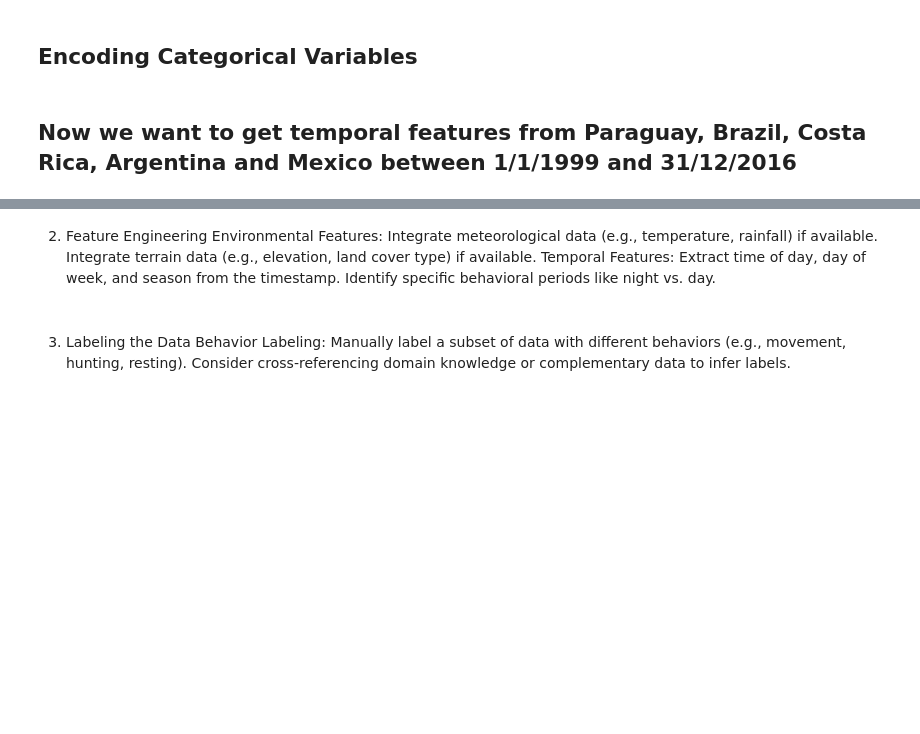
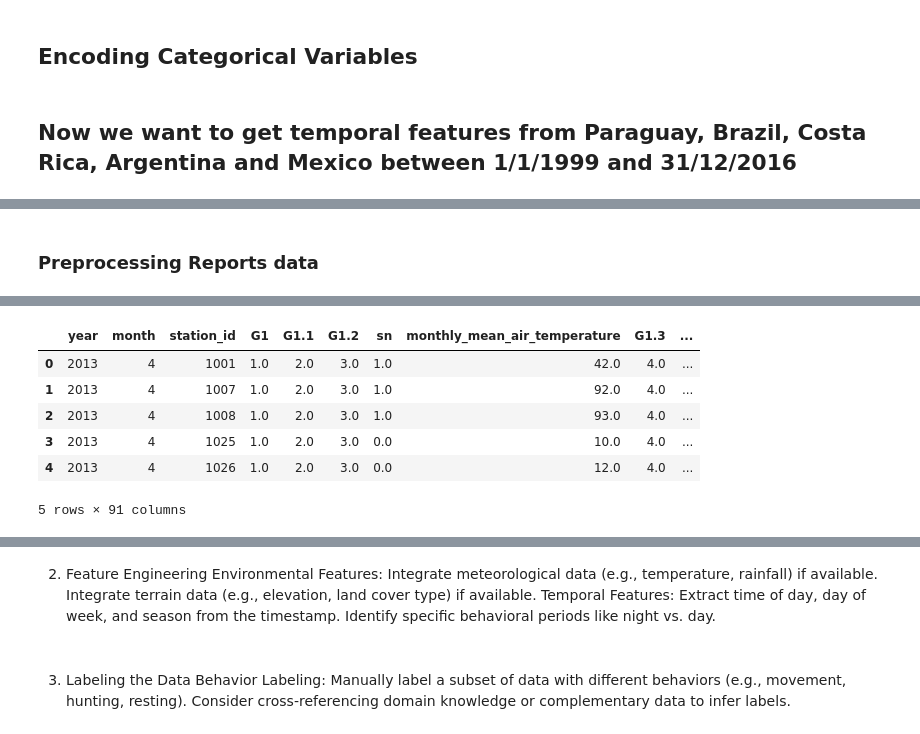
Before and after one commit to HenriqueGuima/ML-Jaguar-Movement-Geo-Referencing, a Jupyter notebook: main.ipynb, the cells around one changed output, grey strips where cells are left out. Cells and saved outputs as stored; diff of their text form; code cells hidden in the pictures; blank space fills up the shorter version.

Commit message:
climate reports preprocessing

```diff
--- a/main.ipynb
+++ b/main.ipynb
@@ -201,3 +201,20 @@ data_fe[['acceleration', 'change_in_direction']].head()
 # data_encoded.head()
 # %% [markdown]
 ## Now we want to get temporal features from Paraguay, Brazil, Costa Rica, Argentina and Mexico between 1/1/1999 and 31/12/2016
+# %%
+# Get World  Climate data
+import kagglehub
+
+path = kagglehub.dataset_download("christopherlemke/monthly-climat-reports-from-stations-worldwide")
+
+reports_data = pd.read_csv(path + '/dwd-cdc_CLIMAT_reports_stations_ww.csv')
+stations_data = pd.read_csv(path + '/dwd-cdc_station_data_ww.csv')
+
+# Save the data to a csv file
+reports_data.to_csv('DataS1/monthly-climat-reports-from-stations-worldwide.csv', index=False)
+stations_data.to_csv('DataS1/dwd-cdc_station_data_ww.csv', index=False)
+
+# print(reports_data.head())
+# print(stations_data.head())
+
+# print("Path to dataset files:", path)
@@ -203,0 +223,54 @@ data_fe[['acceleration', 'change_in_direction']].head()
+# %% [markdown]
+### Preprocessing Reports data
+# %%
+# Remove columns
+reports_data_dropped = reports_data.drop(['Po', 'Po.1', 'P', 'P.1', 'T.1', 'st', 'st.1',
+                                          'Tx.1', 'Tn.1',
+                                          'e', 'e.1',
+                                          'R1.1', 'nr.1', 'S1.1', 'Rd', 'mp', 'mT', 'mTx', 'mTn', 'me', 'mR', 'mS',
+                                            #   'sn', 'sn.1', 'sn.2', 'sn.3', 'sn.4', 'sn.5', 'sn.6', 'sn.7', 'sn.8', 'sn.9',
+                                            # 'G1', 'G1.1', 'G1.2', 'G1.3', 'G1.4', 'G1.5', 'G1.6', 'G1.7', 'G1.8',
+                                            # 'G2', 'G2.1', 'G2.2', 'G2.3', 'G2.4', 'G2.5', 'G2.6', 'G2.7', 'G2.8', 'G2.9',
+                                            # 'G3', 'G3.1', 'G3.2', 'G3.3', 'G3.4', 'G3.5', 'G3.6', 'G3.7', 'G3.8', 'G3.9',
+                                            # 'G4', 'G4.1', 'G4.2', 'G4.3', 'G4.4', 'G4.5', 'G4.6', 'G4.7',
+                                            'Yb', 'Yc', 'P', 'YP', 'YR', 'YS', 'YT', 'YTx',
+                                            'Ye', 'G4', 'Txd', 'yx', 'Tnd', 'Tax', 'Tan' ], axis=1)
+
+# Drop columns with no data
+reports_data_dropped = reports_data_dropped.dropna(axis=1, how='all')
+
+# Rename columns
+reports_data_renamed = reports_data_dropped.rename(columns={'IIiii':'station_id', 'T':'monthly_mean_air_temperature',
+                                            'Tx':'mean_daily_maximum_air_temperature',
+                                            'Tn':'mean_daily_minimum_air_temperature',
+                                            'R1':'total_precipitation_month', 'S1':'total_sunshine_month',
+                                            'ps':'percentage_total_sunshine_duration_relative_normal',
+                                            'P0':'monthly_mean_pressure_station_level', 'e':'mean_vapor_pressure_month',
+                                            'nr':'number_days_month_precipitation',
+                                            'yP':'missing_years_air_pressure', 'yR':'missing_years_precipitation', 'yS':'missing_years_sunshine_duration',
+                                            'yT':'missing_years_mean_air_temperature', 'yTx':'missing_years_mean_extreme_air_temperature', 'ye':'missing_years_vapor_pressure',
+                                            'T25':'days_month_maximum_air_temperature_25', 'T30':'days_month_maximum_air_temperature_30',
+                                            'T35':'days_month_maximum_air_temperature_35', 'T40':'days_month_maximum_air_temperature_40',
+                                            'Tn0':'days_month_minimum_air_temperature_0', 'Tx0':'days_month_maximum_air_temperature_0', 'R01':'days_month_precipitation_1',
+                                            'R05':'days_month_precipitation_5', 'R10':'days_month_precipitation_10', 'R50':'days_month_precipitation_50',
+                                            'R100':'days_month_precipitation_100', 'R150':'days_month_precipitation_150', 's00':'days_month_snow_depth_0',
+                                            's01':'days_month_snow_depth_1', 's10':'days_month_snow_depth_10', 's50':'days_month_snow_depth_50', 'f10':'days_month_wind_speed_10',
+                                            'f20':'days_month_wind_speed_20', 'f30':'days_month_wind_speed_30', 'V1':'days_month_visibility_50', 'V2':'days_month_visibility_100',
+                                            'V3':'days_month_visibility_1000', 'yn': 'day_lowest_daily_mean_air_temperature_month', 'yax': 'day_highest_daily_mean_air_temperature_month', 'yan':'day_lowest_air_tempreature_month',
+                                            'Rx':'highest_daily_amount_precipitation_month_tenths_mm',  'yr':'day_highest_daily_amount_precipitation_month'})
+
+# Remove rows with missing values in [year]
+reports_data_renamed = reports_data_renamed.dropna(subset=['year'])
+
+# Enconde Year, Month, and Station ID to integer
+reports_data_renamed['year'] = reports_data_renamed['year'].astype(int)
+reports_data_renamed['month'] = reports_data_renamed['month'].astype(int)
+reports_data_renamed['station_id'] = reports_data_renamed['station_id'].astype(int)
+
+# # Show null values
+# print(reports_data_renamed.isnull().sum())
+
+reports_data_renamed.to_csv('DataS1/monthly-climat-reports-from-stations-worldwide-cleaned.csv', index=False)
+
+reports_data_renamed.head()
+# %% [output]
@@ -203,0 +289,7 @@ data_fe[['acceleration', 'change_in_direction']].head()
+|  | year | month | station_id | G1 | G1.1 | G1.2 | sn | monthly_mean_air_temperature | G1.3 | ... |
+| 0 | 2013 | 4 | 1001 | 1.0 | 2.0 | 3.0 | 1.0 | 42.0 | 4.0 | ... |
+| 1 | 2013 | 4 | 1007 | 1.0 | 2.0 | 3.0 | 1.0 | 92.0 | 4.0 | ... |
+| 2 | 2013 | 4 | 1008 | 1.0 | 2.0 | 3.0 | 1.0 | 93.0 | 4.0 | ... |
+| 3 | 2013 | 4 | 1025 | 1.0 | 2.0 | 3.0 | 0.0 | 10.0 | 4.0 | ... |
+| 4 | 2013 | 4 | 1026 | 1.0 | 2.0 | 3.0 | 0.0 | 12.0 | 4.0 | ... |
+5 rows × 91 columns
```
Also changed, not shown: parts of 4 cells of this notebook, 1 other file.
